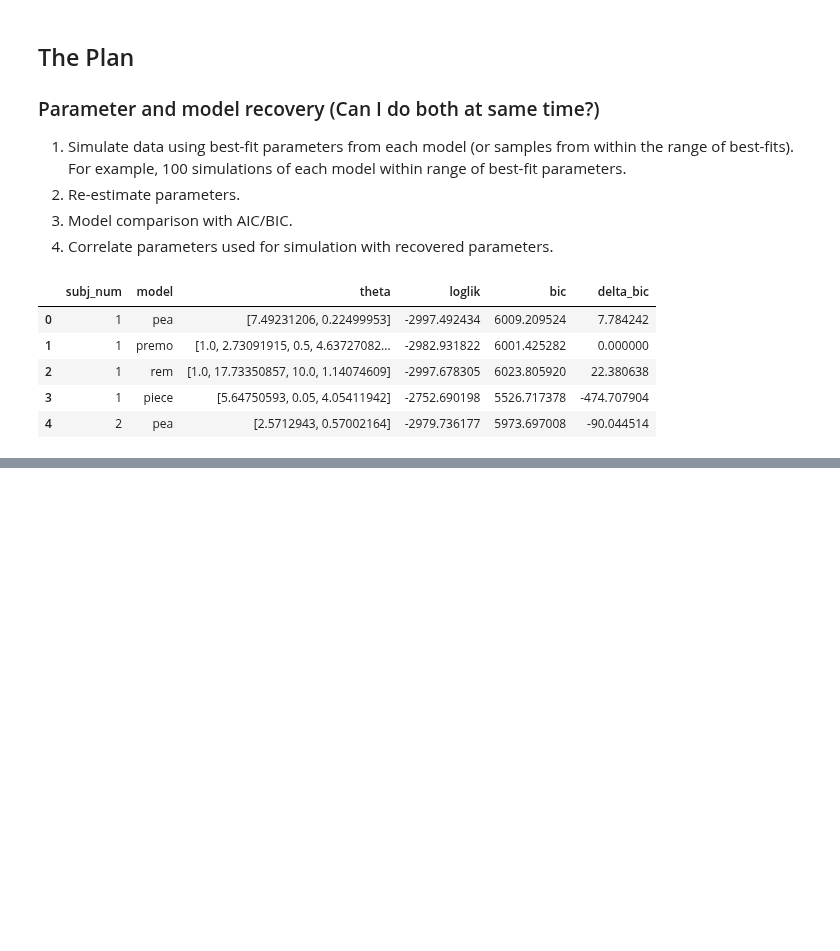
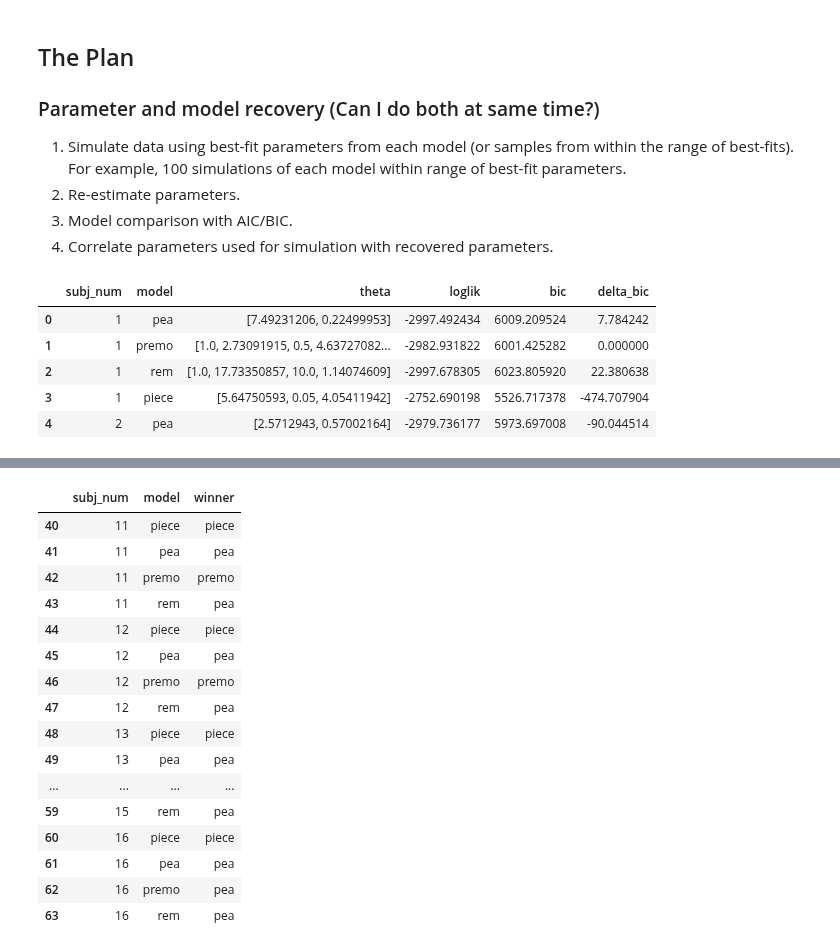
Before and after one commit to ccmlab-ubc/ige-ege, a Jupyter notebook: experiment-1/scripts/parameter-model-recovery.ipynb, the cells around one changed output, grey strips where cells are left out. Drawn from its saved outputs; the diff is of its cells as text; code cells hidden in the pictures; blank space fills up the shorter version.

```diff
--- a/experiment-1/scripts/parameter-model-recovery.ipynb
+++ b/experiment-1/scripts/parameter-model-recovery.ipynb
@@ -83,6 +311,8 @@ winner = []
 
 # Model recovery analysis
 for i in range(len(np.unique(df["SN"]))):
+    print(i)
+
     # Create dataframe with one subject's data
     sid = i + 1
     subj = df.loc[df["SN"] == sid, :].reset_index(drop=True)
@@ -115,7 +345,7 @@ for i in range(len(np.unique(df["SN"]))):
                 piece_mle[0],
                 piece_mle[1],
                 piece_mle[2],
-                sigma_motor, len(subj),
+                motor_sd, len(subj),
                 subj["fbi"],
                 subj["rotation"],
                 fit=False
@@ -126,7 +356,7 @@ for i in range(len(np.unique(df["SN"]))):
             _, xhat = pea(
                 pea_mle[0],
                 pea_mle[1],
-                sigma_motor, len(subj),
+                motor_sd, len(subj),
                 subj["fbi"],
                 subj["rotation"],
                 fit=False
@@ -140,7 +370,7 @@ for i in range(len(np.unique(df["SN"]))):
                 premo_mle[2],
                 premo_mle[3],
                 premo_mle[4],
-                sigma_motor, len(subj),
+                motor_sd, len(subj),
                 subj["fbi"],
                 subj["rotation"],
                 fit=False
@@ -153,12 +383,13 @@ for i in range(len(np.unique(df["SN"]))):
                 rem_mle[1],
                 rem_mle[2],
                 rem_mle[3],
-                sigma_motor, len(subj),
+                motor_sd, len(subj),
                 subj["fbi"],
                 subj["rotation"],
                 fit=False
             )
             simulated_model = "rem"
+
         # Assign simulated hand position to correct var name
         x_hand = xhat
 
@@ -173,6 +404,7 @@ for i in range(len(np.unique(df["SN"]))):
                          np.random.uniform(low=bounds[2][0], high=bounds[2][1])])
         )
         bic_piece = calc_bic(piece_results.fun * -1, len(piece_results.x), len(subj))
+        print(f"{piece_results.message}")
 
         # PEA model params: sigma_comb, B
         bounds = ((0.5, 25), (0, 1))
@@ -183,6 +415,7 @@ for i in range(len(np.unique(df["SN"]))):
                          np.random.uniform(low=bounds[1][0], high=bounds[1][1])])
         )
         bic_pea = calc_bic(pea_results.fun * -1, len(pea_results.x), len(subj))
+        print(f"{pea_results.message}")
 
         # PReMo model params: B, sigma_v, sigma_p, sigma_pred, eta_p
         bounds = ((0, 1), (0.05, 10), (0.5, 25), (0.5, 25), (0, 1))
@@ -196,6 +429,7 @@ for i in range(len(np.unique(df["SN"]))):
                          np.random.uniform(low=bounds[4][0], high=bounds[4][1])])
         )
         bic_premo = calc_bic(premo_results.fun * -1, len(premo_results.x), len(subj))
+        print(f"{premo_results.message}")
 
         # REM model params: B, sigma_comb, s, c
         bounds = ((0, 1), (0.5, 25), (0, 10), (0, 10))
@@ -208,6 +442,7 @@ for i in range(len(np.unique(df["SN"]))):
                          np.random.uniform(low=bounds[3][0], high=bounds[3][1])])
         )
         bic_rem = calc_bic(rem_results.fun * -1, len(rem_results.x), len(subj))
+        print(f"{rem_results.message}")
 
         # Store winning model
         winner.append(models[np.argmin([bic_piece, bic_pea, bic_premo, bic_rem])])
@@ -223,0 +513,20 @@ df_model = pd.DataFrame({
+# %%
+df_model.iloc[40:, :]
+# %% [output]
+|  | subj_num | model | winner |
+| 40 | 11 | piece | piece |
+| 41 | 11 | pea | pea |
+| 42 | 11 | premo | premo |
+| 43 | 11 | rem | pea |
+| 44 | 12 | piece | piece |
+| 45 | 12 | pea | pea |
+| 46 | 12 | premo | premo |
+| 47 | 12 | rem | pea |
+| 48 | 13 | piece | piece |
+| 49 | 13 | pea | pea |
+| ... | ... | ... | ... |
+| 59 | 15 | rem | pea |
+| 60 | 16 | piece | piece |
+| 61 | 16 | pea | pea |
+| 62 | 16 | premo | pea |
+| 63 | 16 | rem | pea |
```
Also changed, not shown: parts of 6 cells of this notebook, 1 other file.
